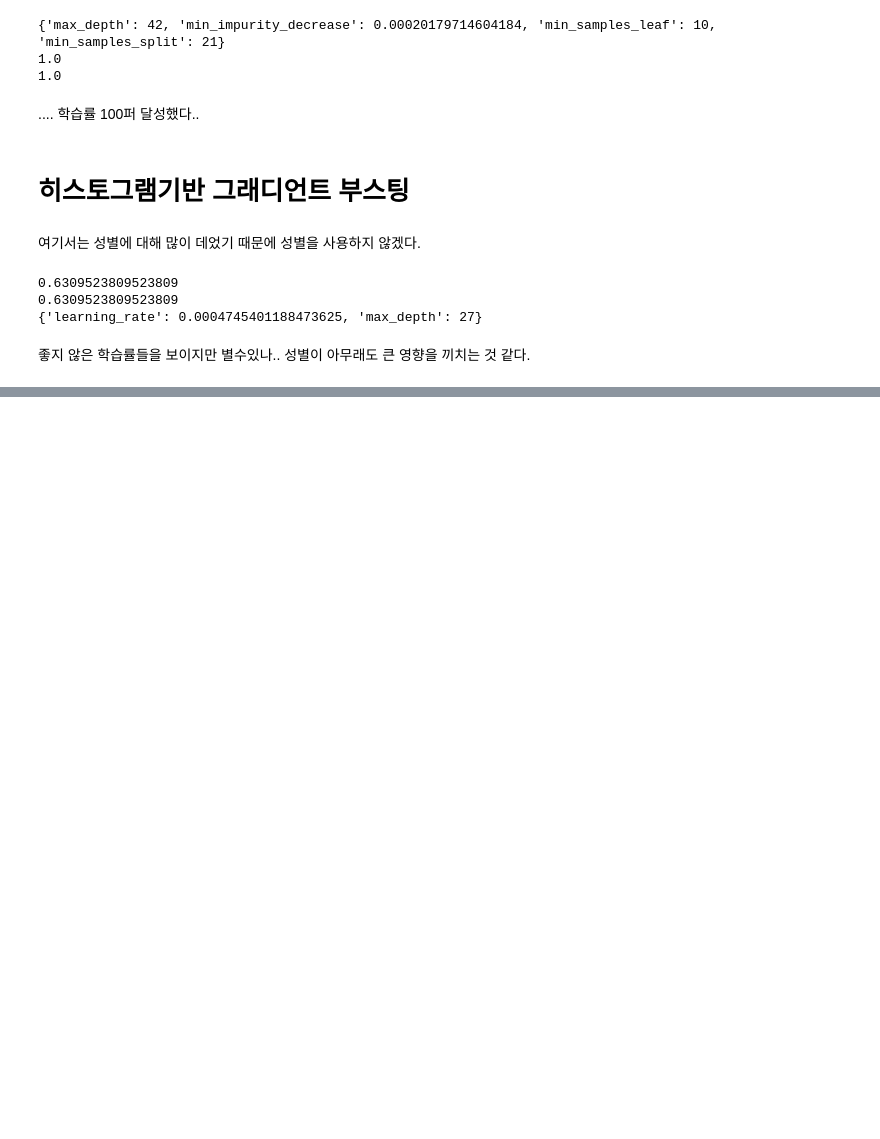
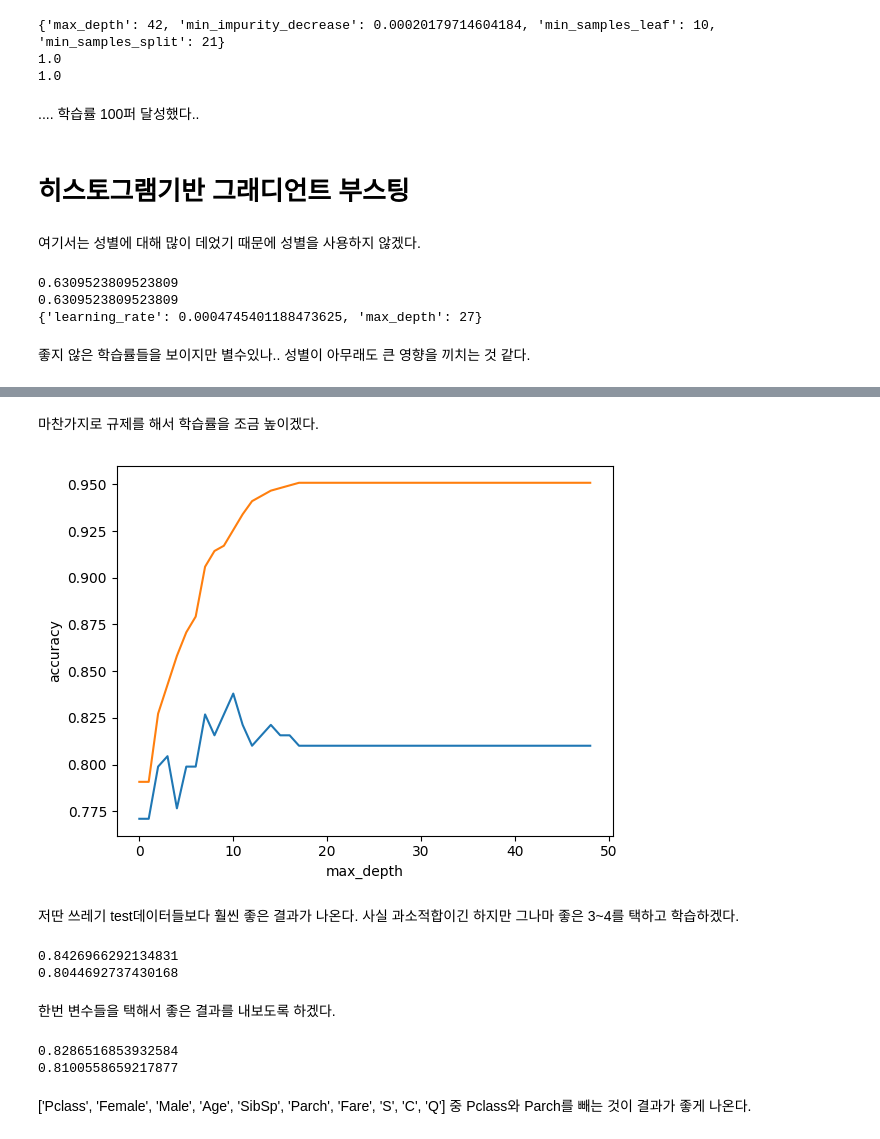
Before and after one commit to PartyForYou/MachineLearningProgramming, a Jupyter notebook: 과제1.ipynb, the cells around one changed output, grey strips where cells are left out. Cells and saved outputs as stored; diff of their text form; code cells hidden in the pictures; blank space fills up the shorter version.

```diff
--- a/과제1.ipynb
+++ b/과제1.ipynb
@@ -827,0 +967,51 @@ print(hgb.best_params_)
+# %% [markdown]
+마찬가지로 규제를 해서 학습률을 조금 높이겠다.
+# %%
+from sklearn.tree import DecisionTreeClassifier
+
+train_score = []
+test_score = []
+for i in range(1, 50):
+  model = DecisionTreeClassifier(max_depth = i, random_state=201935222, min_impurity_decrease=0.0005)
+  model.fit(train_input, train_target)
+  train_score.append(model.score(train_input, train_target))
+  test_score.append(model.score(test_input, test_target))
+import matplotlib.pyplot as plt
+plt.plot(test_score)
+plt.plot(train_score)
+plt.xlabel('max_depth')
+plt.ylabel('accuracy')
+plt.show()
+# %% [output]
+[figure, added]
+# %% [markdown]
+저딴 쓰레기 test데이터들보다 훨씬 좋은 결과가 나온다. 사실 과소적합이긴 하지만 그나마 좋은 3~4를 택하고 학습하겠다.
+# %%
+model = DecisionTreeClassifier(max_depth = 4, random_state=201935222, min_impurity_decrease=0.0005)
+model.fit(train_input, train_target)
+
+print(model.score(train_input, train_target))
+print(model.score(test_input, test_target))
+# %% [output]
+0.8426966292134831
+0.8044692737430168
+# %% [markdown]
+한번 변수들을 택해서 좋은 결과를 내보도록 하겠다.
+# %%
+data_e = titanic_train[[ 'Female', 'Male', 'Age', 'SibSp', 'Fare', 'S', 'C', 'Q']].to_numpy()
+target_e = titanic_train['Survived'].to_numpy()
+
+from sklearn.model_selection import train_test_split
+train_input_e, test_input_e, train_target_e, test_target_e = train_test_split(
+    data_e, target_e, test_size=0.2, random_state=201935222, stratify = titanic_target)
+
+dt = DecisionTreeClassifier(max_depth=4, random_state=201935222)
+dt.fit(train_input_e, train_target_e)
+
+print(dt.score(train_input_e, train_target_e))
+print(dt.score(test_input_e, test_target_e))
+# %% [output]
+0.8286516853932584
+0.8100558659217877
+# %% [markdown]
+['Pclass', 'Female', 'Male', 'Age', 'SibSp', 'Parch', 'Fare', 'S', 'C', 'Q'] 중 Pclass와 Parch를 빼는 것이 결과가 좋게 나온다.
```
Also changed, not shown: parts of 21 cells of this notebook.
